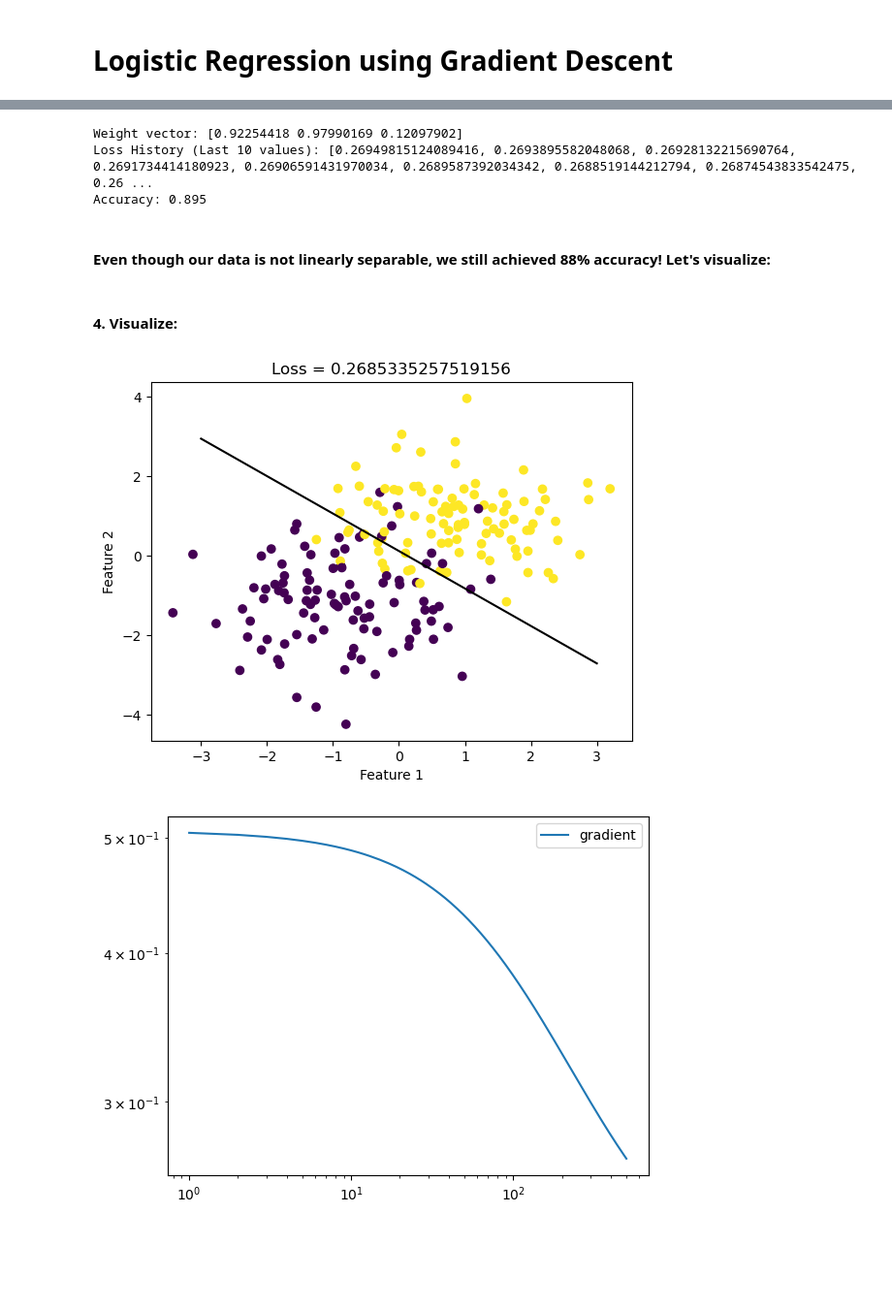
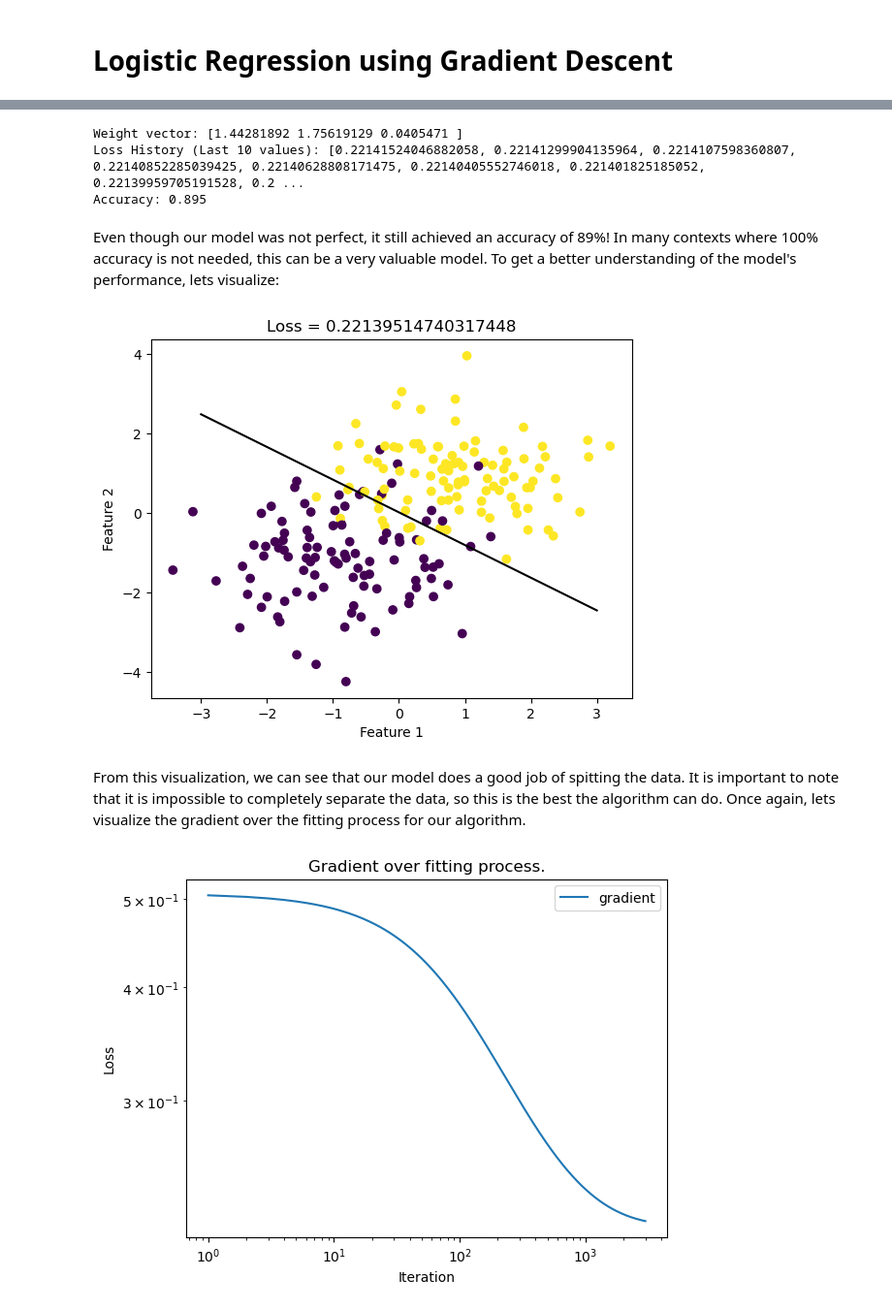
Before and after one commit to johnny-kantaros/johnny-kantaros.github.io, a Jupyter notebook: posts/Blog2-GD/LR.ipynb, the cells around one changed output, grey strips where cells are left out. Shown at 97% size. Cells and saved outputs as stored; diff of their text form; code cells hidden in the pictures; blank space fills up the shorter version.

```diff
--- a/posts/Blog2-GD/LR.ipynb
+++ b/posts/Blog2-GD/LR.ipynb
@@ -149,3 +150,3 @@ ylab = plt.ylabel("Feature 2")
 # %%
 LR = LogisticRegression()
-LR.fit(X, y, .01, 500)
+LR.fit(X, y, .01)
@@ -160,13 +159,11 @@ print("Weight vector:" , w)
 print("Loss History (Last 10 values):", prev_losses)
 print("Accuracy:", accuracy)
 # %% [output]
-Weight vector: [0.92254418 0.97990169 0.12097902]
-Loss History (Last 10 values): [0.26949815124089416, 0.2693895582048068, 0.26928132215690764, 0.2691734414180923, 0.26906591431970034, 0.2689587392034342, 0.2688519144212794, 0.26874543833542475, 0.26 ...
+Weight vector: [1.44281892 1.75619129 0.0405471 ]
+Loss History (Last 10 values): [0.22141524046882058, 0.22141299904135964, 0.2214107598360807, 0.22140852285039425, 0.22140628808171475, 0.22140405552746018, 0.221401825185052, 0.22139959705191528, 0.2 ...
 Accuracy: 0.895
-# %% [markdown]
-#### Even though our data is not linearly separable, we still achieved 88% accuracy! Let's visualize:
-# %% [markdown]
-#### 4. Visualize:
+# %% [markdown]
+Even though our model was not perfect, it still achieved an accuracy of 89%! In many contexts where 100% accuracy is not needed, this can be a very valuable model. To get a better understanding of the model's performance, lets visualize:
 # %%
 
 w = LR.w
@@ -181,14 +178,22 @@ f1 = np.linspace(-3, 3, 101)
 p = plt.plot(f1, (w[2] - f1*w[0])/w[1], color = "black")
 title = plt.gca().set_title(f"Loss = {loss}")
 # %% [output]
-[figure, old version]
+[figure, new version]
+# %% [markdown]
+From this visualization, we can see that our model does a good job of spitting the data. It is important to note that it is impossible to completely separate the data, so this is the best the algorithm can do. Once again, lets visualize the gradient over the fitting process for our algorithm.
 # %%
 # Visualize gradient
+
+
 num_steps = len(LR.loss_history)
 plt.plot(np.arange(num_steps) + 1, LR.loss_history, label = "gradient")
 
 plt.loglog()
 
 legend = plt.legend()
+
+plt.title("Gradient over fitting process.")
+xlab = plt.xlabel("Iteration")
+ylab = plt.ylabel("Loss")
 # %% [output]
-[figure, old version]
+[figure, new version]
```
Also changed, not shown: parts of 57 cells of this notebook, 19 other files.
